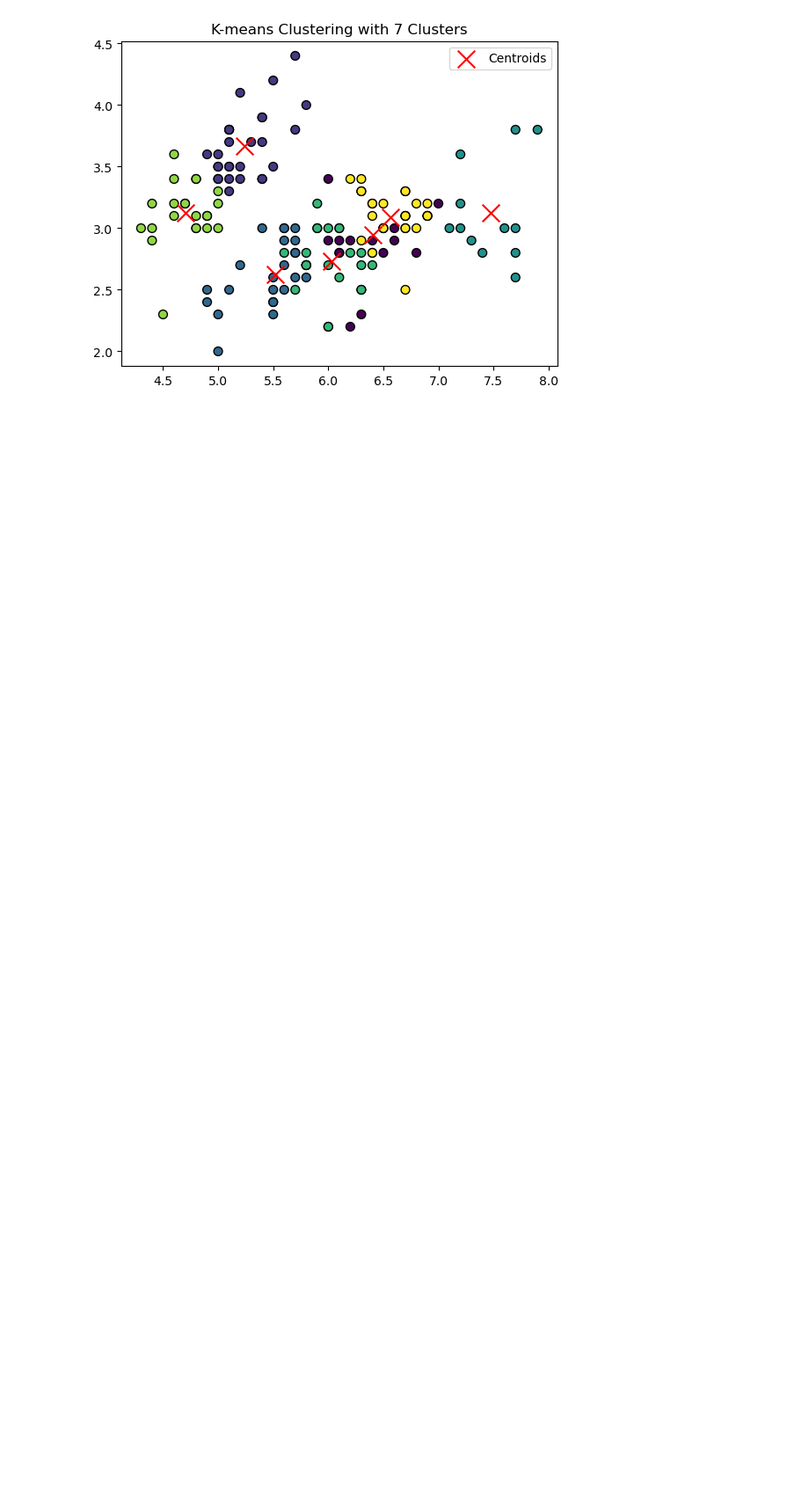
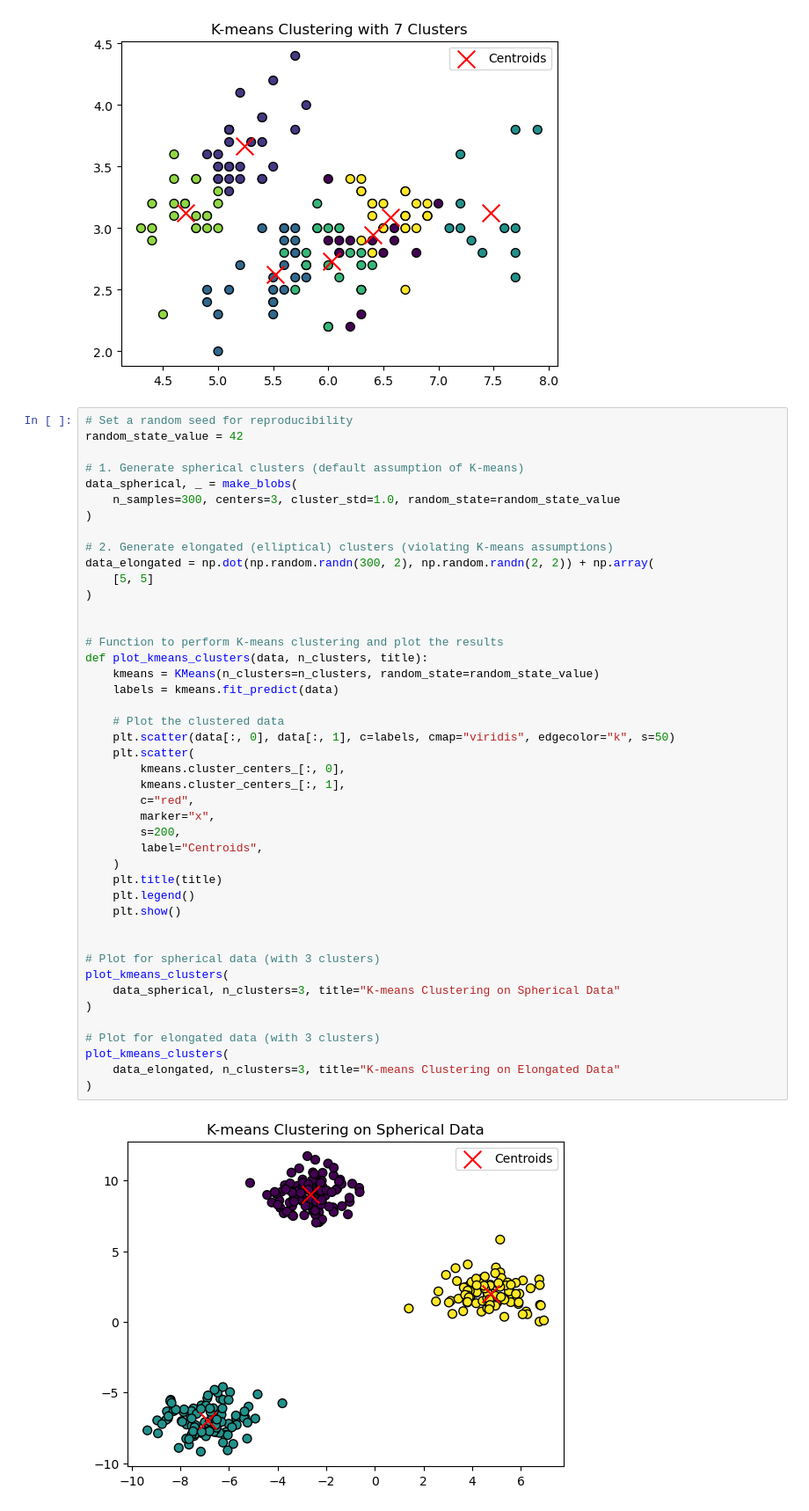
Before and after one commit to Luksh/AI-Level-6, a Jupyter notebook: week_8.ipynb, the cells around one changed output. Shown at 88% size. Saved outputs shown, nothing was run; the diff lists cells and outputs as text; blank space fills up the shorter version.

```diff
--- a/week_8.ipynb
+++ b/week_8.ipynb
@@ -151,3 +176,49 @@ for n in N:
 [figure]
 [figure]
 [figure]
+# %%
+# Set a random seed for reproducibility
+random_state_value = 42
+
+# 1. Generate spherical clusters (default assumption of K-means)
+data_spherical, _ = make_blobs(
+    n_samples=300, centers=3, cluster_std=1.0, random_state=random_state_value
+)
+
+# 2. Generate elongated (elliptical) clusters (violating K-means assumptions)
+data_elongated = np.dot(np.random.randn(300, 2), np.random.randn(2, 2)) + np.array(
+    [5, 5]
+)
+
+
+# Function to perform K-means clustering and plot the results
+def plot_kmeans_clusters(data, n_clusters, title):
+    kmeans = KMeans(n_clusters=n_clusters, random_state=random_state_value)
+    labels = kmeans.fit_predict(data)
+
+    # Plot the clustered data
+    plt.scatter(data[:, 0], data[:, 1], c=labels, cmap="viridis", edgecolor="k", s=50)
+    plt.scatter(
+        kmeans.cluster_centers_[:, 0],
+        kmeans.cluster_centers_[:, 1],
+        c="red",
+        marker="x",
+        s=200,
+        label="Centroids",
+    )
+    plt.title(title)
+    plt.legend()
+    plt.show()
+
+
+# Plot for spherical data (with 3 clusters)
+plot_kmeans_clusters(
+    data_spherical, n_clusters=3, title="K-means Clustering on Spherical Data"
+)
+
+# Plot for elongated data (with 3 clusters)
+plot_kmeans_clusters(
+    data_elongated, n_clusters=3, title="K-means Clustering on Elongated Data"
+)
+# %% [output]
+[figure, added]
```
Also changed, not shown: parts of 8 cells of this notebook.
